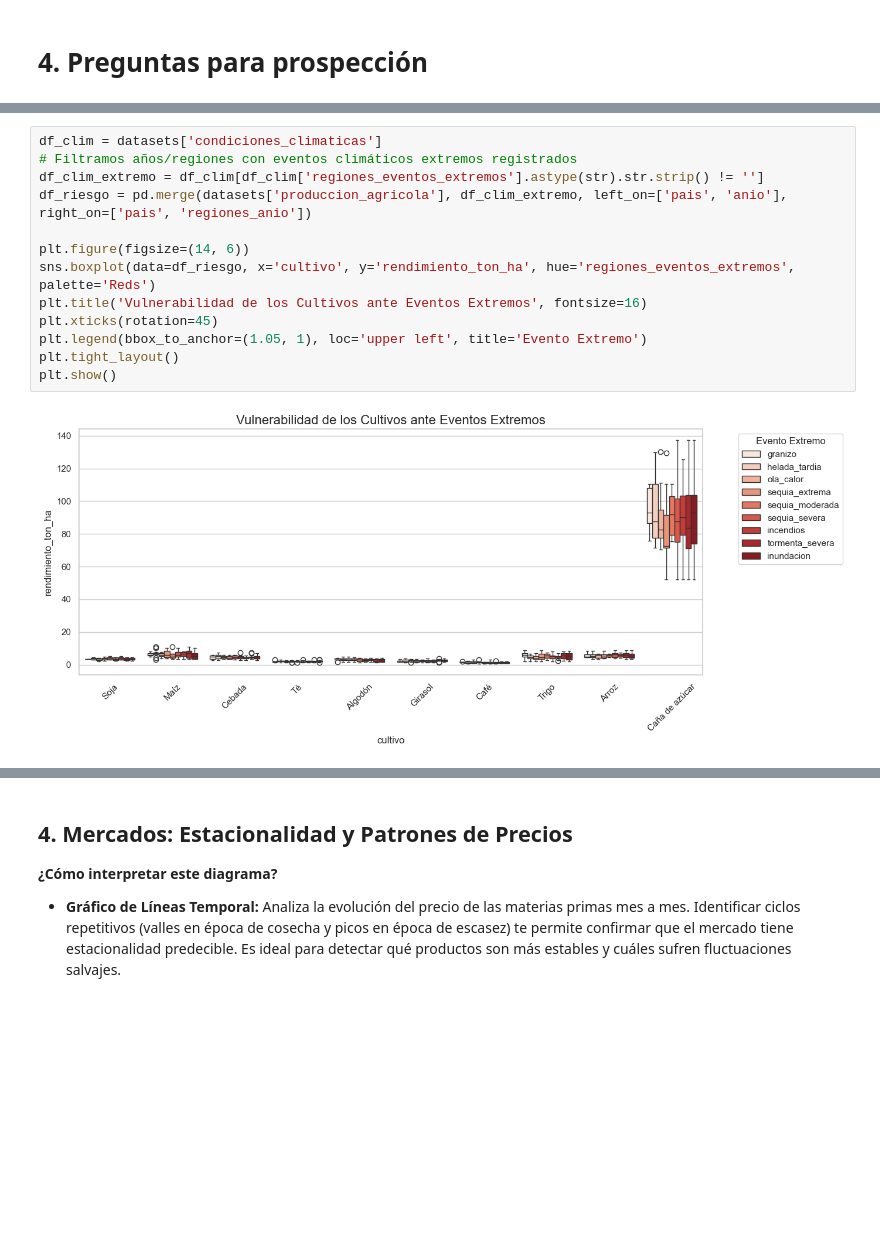
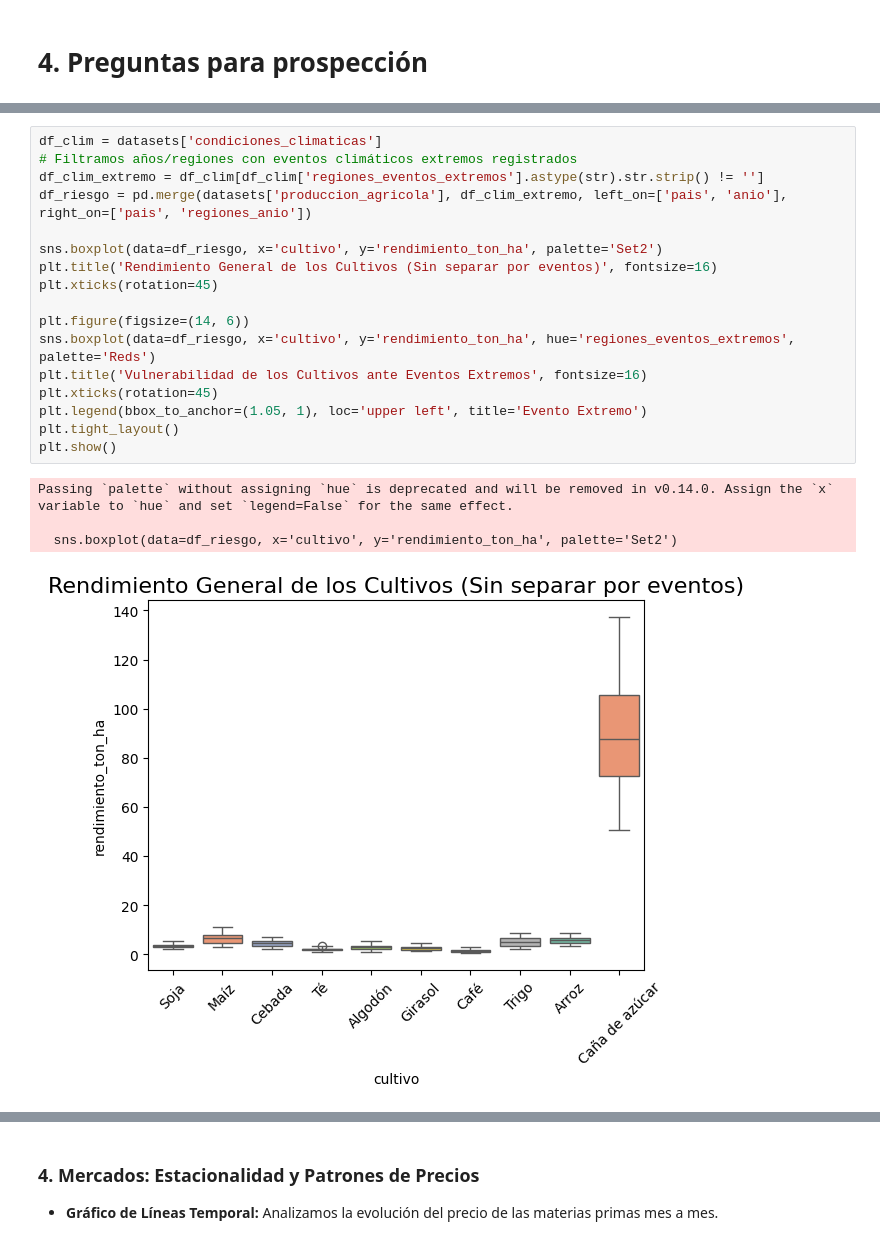
Before and after one commit to AitorBarrera/SBD_Trabajo_Final, a Jupyter notebook: Codigo.ipynb, the cells around one changed output, grey strips where cells are left out. Saved outputs shown, nothing was run; the diff lists cells and outputs as text; blank space fills up the shorter version.

```diff
--- a/Codigo.ipynb
+++ b/Codigo.ipynb
@@ -1696,15 +1731,22 @@ Passing `palette` without assigning `hue` is deprecated and will be removed in v
 # %%
 df_clim = datasets['condiciones_climaticas']
 # Filtramos años/regiones con eventos climáticos extremos registrados
 df_clim_extremo = df_clim[df_clim['regiones_eventos_extremos'].astype(str).str.strip() != '']
 df_riesgo = pd.merge(datasets['produccion_agricola'], df_clim_extremo, left_on=['pais', 'anio'], right_on=['pais', 'regiones_anio'])
+
+sns.boxplot(data=df_riesgo, x='cultivo', y='rendimiento_ton_ha', palette='Set2')
+plt.title('Rendimiento General de los Cultivos (Sin separar por eventos)', fontsize=16)
+plt.xticks(rotation=45)
 
 plt.figure(figsize=(14, 6))
 sns.boxplot(data=df_riesgo, x='cultivo', y='rendimiento_ton_ha', hue='regiones_eventos_extremos', palette='Reds')
 plt.title('Vulnerabilidad de los Cultivos ante Eventos Extremos', fontsize=16)
 plt.xticks(rotation=45)
 plt.legend(bbox_to_anchor=(1.05, 1), loc='upper left', title='Evento Extremo')
 plt.tight_layout()
 plt.show()
 # %% [output]
+Passing `palette` without assigning `hue` is deprecated and will be removed in v0.14.0. Assign the `x` variable to `hue` and set `legend=False` for the same effect.
+
+  sns.boxplot(data=df_riesgo, x='cultivo', y='rendimiento_ton_ha', palette='Set2')
-[figure, old version]
+[figure, new version]
@@ -1711,7 +1754,6 @@ plt.show()
 # %% [markdown]
-## 4. Mercados: Estacionalidad y Patrones de Precios
+### 4. Mercados: Estacionalidad y Patrones de Precios
 
-**¿Cómo interpretar este diagrama?**
-*   **Gráfico de Líneas Temporal:** Analiza la evolución del precio de las materias primas mes a mes. Identificar ciclos repetitivos (valles en época de cosecha y picos en época de escasez) te permite confirmar que el mercado tiene estacionalidad predecible. Es ideal para detectar qué productos son más estables y cuáles sufren fluctuaciones salvajes.
+*   **Gráfico de Líneas Temporal:** Analizamos la evolución del precio de las materias primas mes a mes.
 # %%
 df_precios = datasets['precios_mercado'].copy()
```
Also changed, not shown: parts of 48 cells of this notebook.
